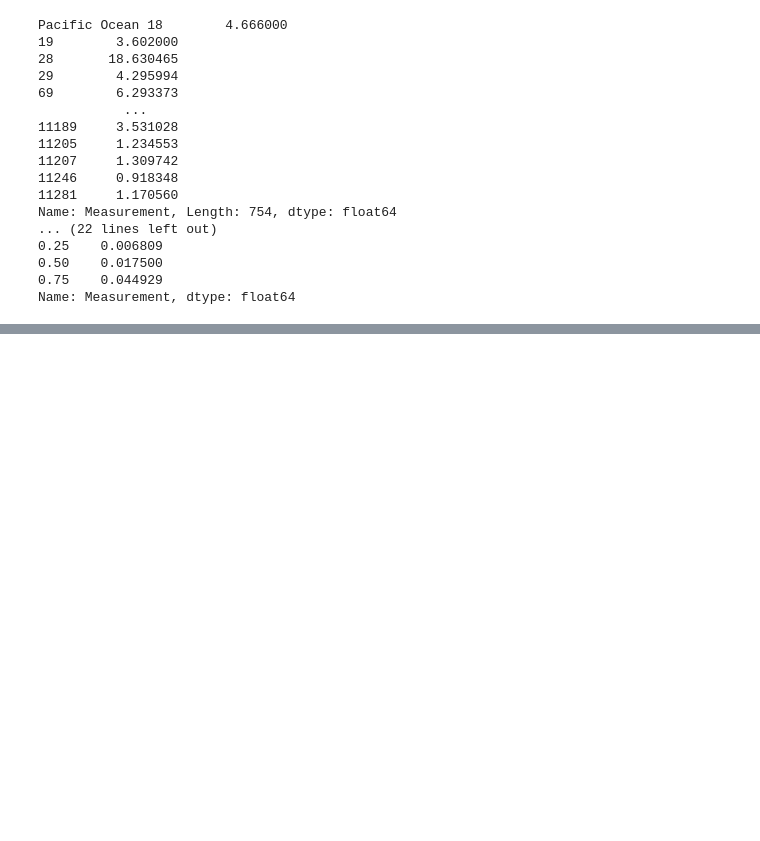
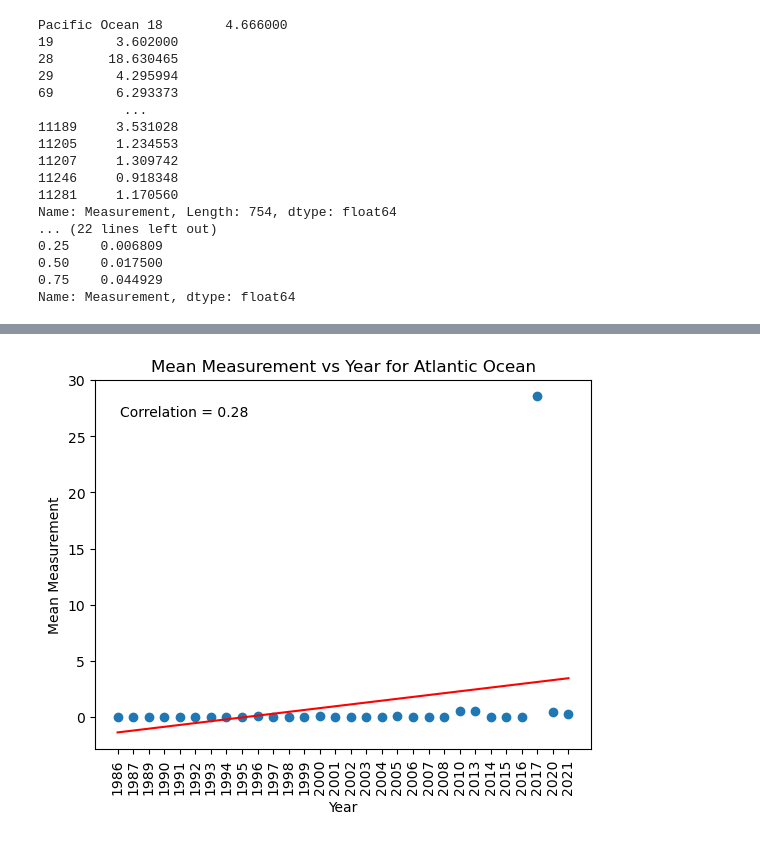
Before and after one commit to emalaki/Project-1, a Jupyter notebook: aa-notebook.ipynb, the cells around one changed output, grey strips where cells are left out. Saved outputs shown, nothing was run; the diff lists cells and outputs as text; code cells hidden in the pictures; blank space fills up the shorter version.

```diff
--- a/aa-notebook.ipynb
+++ b/aa-notebook.ipynb
@@ -357,0 +279,22 @@ plt.show()
+# %%
+#finding scatter plot for atlantic ocean
+le = LabelEncoder()
+atlantic_mean_df['Year_num'] = le.fit_transform(atlantic_mean_df['Year'])
+
+slope, intercept, r_value, p_value, std_err = stats.linregress(atlantic_mean_df['Year_num'], atlantic_mean_df['Measurement'])
+regression_line = slope * atlantic_mean_df['Year_num'] + intercept
+
+plt.scatter(atlantic_mean_df['Year_num'], atlantic_mean_df['Measurement'])
+plt.plot(atlantic_mean_df['Year_num'], regression_line, color='red')
+
+plt.xticks(atlantic_mean_df['Year_num'], atlantic_mean_df['Year'], rotation=90)
+
+corr_coef = round(r_value, 2)
+plt.annotate(f"Correlation = {corr_coef}", xy=(0.05, 0.9), xycoords='axes fraction')
+
+plt.title('Mean Measurement vs Year for Atlantic Ocean')
+plt.xlabel('Year')
+plt.ylabel('Mean Measurement')
+
+plt.savefig("output_data/Fig5.png")
+plt.show()
@@ -357,0 +303,25 @@ plt.show()
+# %%
+#microplastics_no_2018_atl = atlantic_mean_df[atlantic_mean_df["Year"]!= "2018"]
+microplastics_no_2018_atl = atlantic_mean_df[(atlantic_mean_df["Year"] != "2018") & (atlantic_mean_df["Year"] != "2019")]
+le = LabelEncoder()
+microplastics_no_2018_atl['Year_num'] = le.fit_transform(microplastics_no_2018_atl['Year'])
+
+slope, intercept, r_value, p_value, std_err = stats.linregress(microplastics_no_2018_atl['Year_num'], microplastics_no_2018_atl['Measurement'])
+regression_line = slope * microplastics_no_2018_atl['Year_num'] + intercept
+
+plt.scatter(microplastics_no_2018_atl['Year_num'], microplastics_no_2018_atl['Measurement'])
+plt.plot(microplastics_no_2018_atl['Year_num'], regression_line, color='red')
+
+plt.xticks(microplastics_no_2018_atl['Year_num'], microplastics_no_2018_atl['Year'], rotation=90)
+
+corr_coef = round(r_value, 2)
+plt.annotate(f"Correlation = {corr_coef}", xy=(0.05, 0.9), xycoords='axes fraction')
+
+plt.title('Mean Measurement vs Year for Atlantic Ocean')
+plt.xlabel('Year')
+plt.ylabel('Mean Measurement')
+
+plt.savefig("output_data/Fig8.png")
+plt.show()
+# %% [output]
+[figure, added]
```
Also changed, not shown: parts of 20 cells of this notebook, 3 other files.
